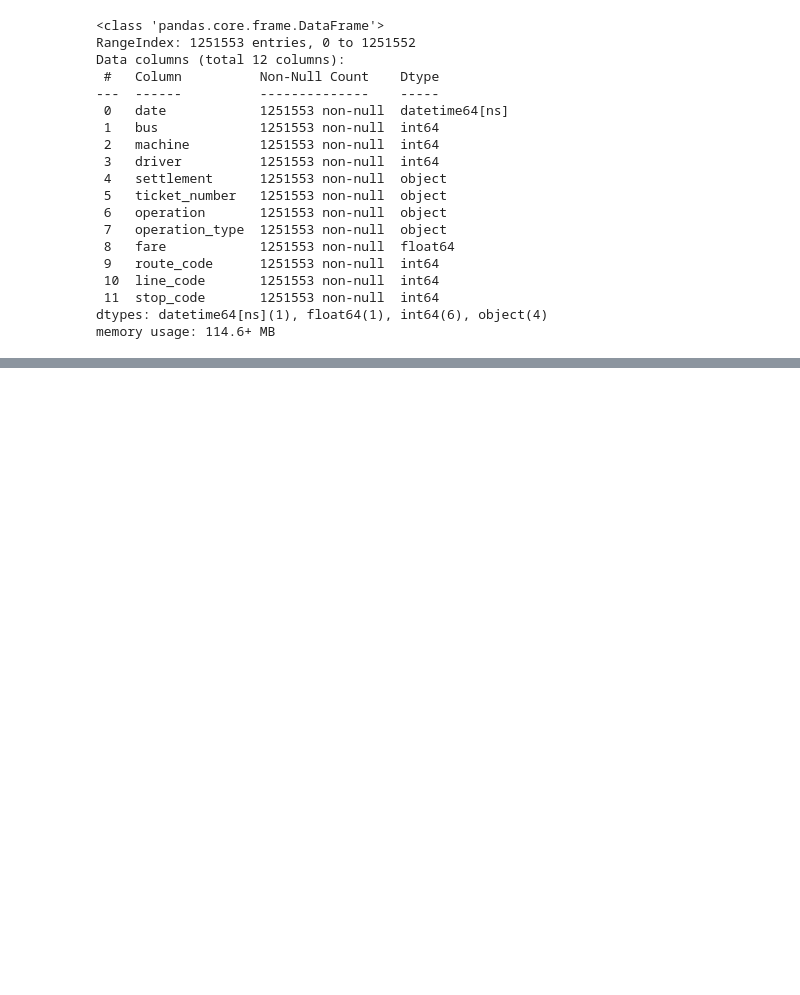
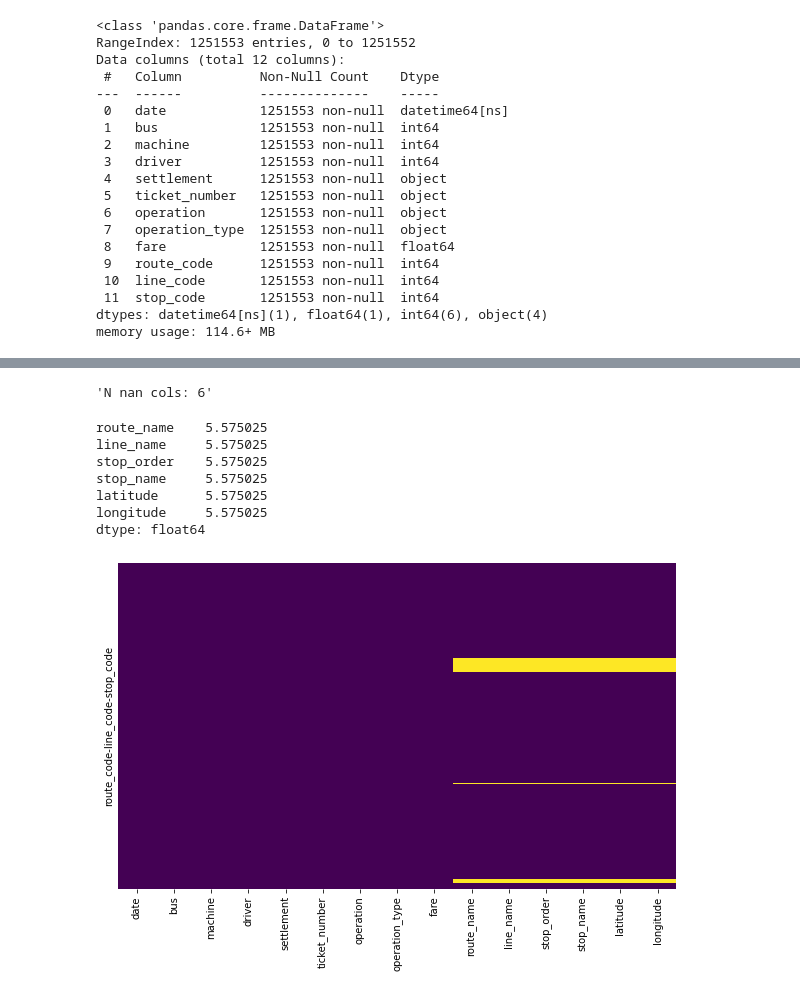
Before and after one commit to Arturo-Rodriguez-Moreno/Transport_proyect, a Jupyter notebook: notebook/clean_tickets.ipynb, the cells around one changed output, grey strips where cells are left out. Saved outputs shown, nothing was run; the diff lists cells and outputs as text; code cells hidden in the pictures; blank space fills up the shorter version.

Commit message:
Join passenger with topology

```diff
--- a/notebook/clean_tickets.ipynb
+++ b/notebook/clean_tickets.ipynb
@@ -319,0 +331,2 @@ topologia.head()
+# %%
+topologia.set_index(['route_code', 'line_code', 'line_code']).head()
@@ -319,0 +341,2 @@ topologia.head()
+# %%
+passengers.set_index(['route_code', 'line_code', 'line_code'])
@@ -319,0 +374,5 @@ topologia.head()
+# %%
+# Hago un left join entre 'passengers'  y 'topologia' para obtener 'route_name', 'line_name', 'stop_order', 'stop_name', 'latitude', 'longitude'
+
+
+passanger_loc = passengers.set_index(['route_code', 'line_code', 'stop_code']).join(topologia[['route_code', 'line_code', 'stop_code', 'route_name', 'line_name', 'stop_order', 'stop_name', 'latitude', 'longitude']].set_index(['route_code', 'line_code', 'stop_code']))
@@ -319,0 +423,30 @@ topologia.head()
+# %%
+# Funcion que chequea los valores nulos y devuelve un histograma con ellos en forma de mapa de calor
+
+def check_nan(df):
+
+    nan_cols=df.isna().mean() * 100
+
+    display(f'N nan cols: {len(nan_cols[nan_cols>0])}')
+    display(nan_cols[nan_cols>0])
+
+    plt.figure(figsize=(10, 6))
+
+    sns.heatmap(df.isna(),
+                yticklabels=False,
+                cmap='viridis',
+                cbar=False)
+
+    plt.show();
+# %%
+check_nan(passanger_loc)
+# %% [output]
+'N nan cols: 6'
+route_name    5.575025
+line_name     5.575025
+stop_order    5.575025
+stop_name     5.575025
+latitude      5.575025
+longitude     5.575025
+dtype: float64
+[figure, added]
```
Also changed, not shown: parts of 46 cells of this notebook.
